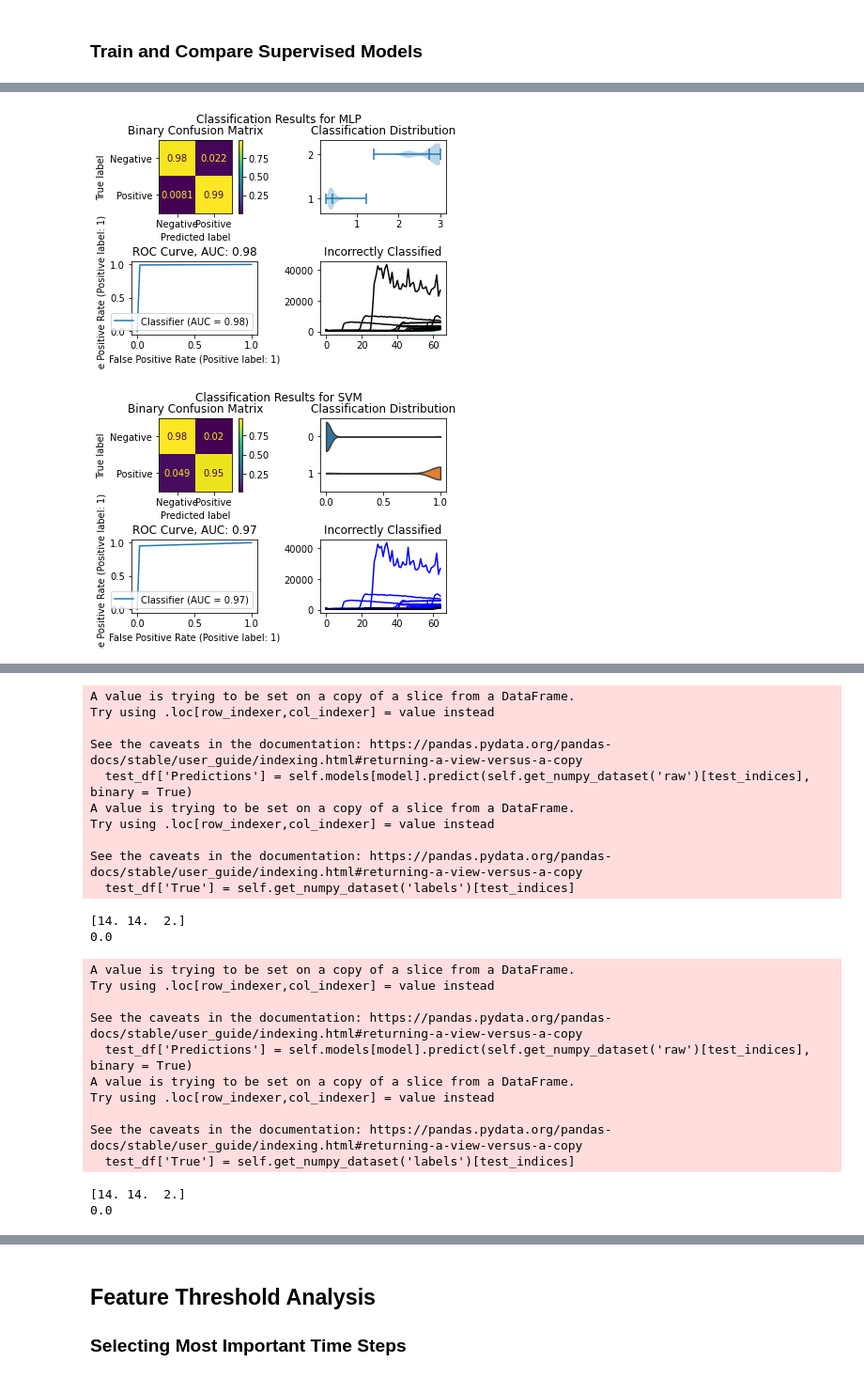
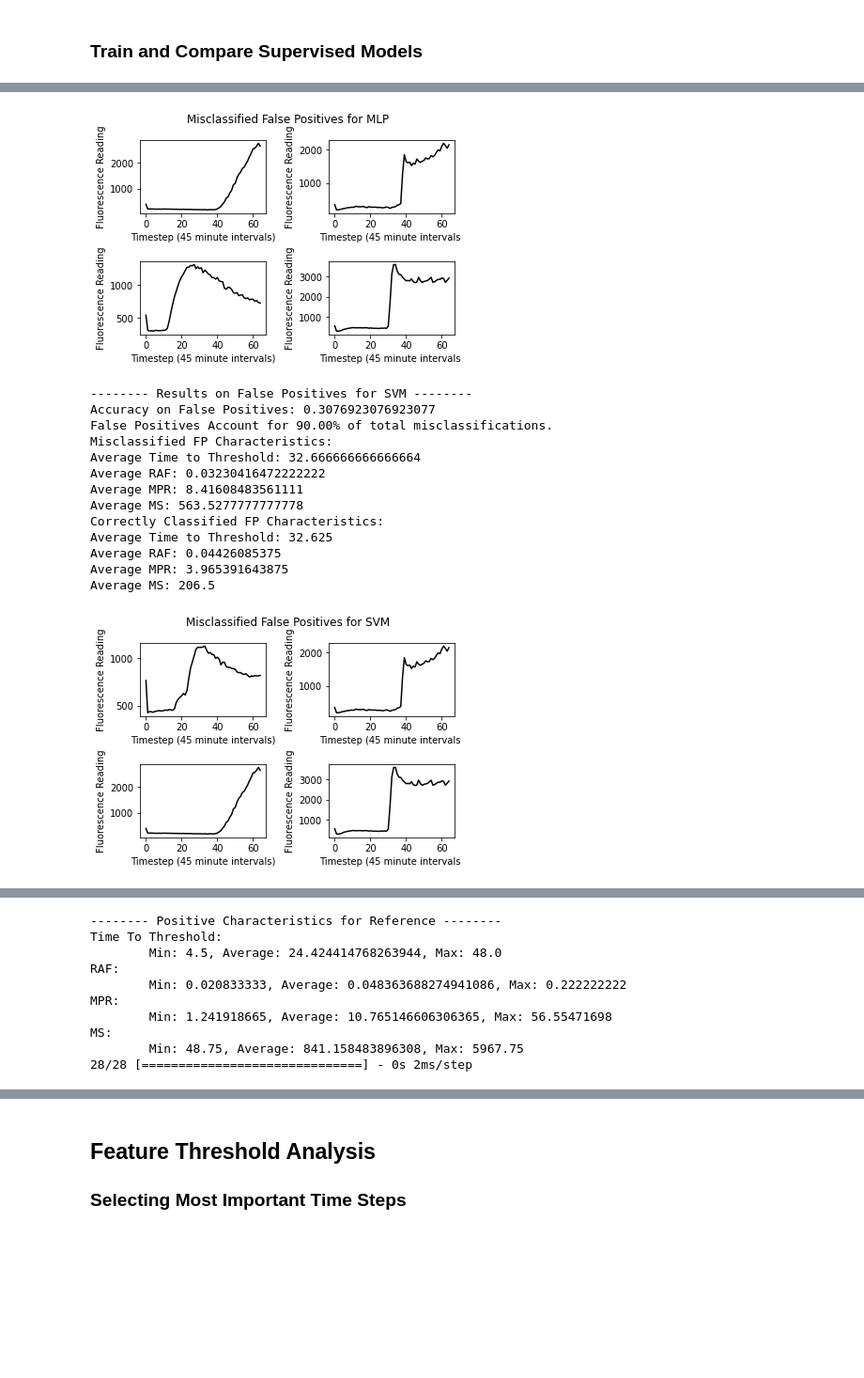
Before and after one commit to HoweyUMN/QuICSeedAI, a Jupyter notebook: CurrentVersion2024/Driver.ipynb, the cells around one changed output, grey strips where cells are left out. Shown: that part at 94% size. Cells and saved outputs as stored; diff of their text form; code cells hidden in the pictures; blank space fills up the shorter version.

```diff
--- a/CurrentVersion2024/Driver.ipynb
+++ b/CurrentVersion2024/Driver.ipynb
@@ -38,7 +26,7 @@ Control Wells: 984
 ## Unsupervised - Raw Data
 ### KMeans
 # %%
-### KMeans
+## Add KMeans to the list of models to test
 from Models import KMeansModel
-
-ml_quic.add_model(KMeansModel.KMeansModel(), model_name='KMeans', data_type='raw', tag = 'Unsupervised')
+ml_quic.add_model(KMeansModel.KMeansModel(n_clusters = 3), model_name='KMeans', data_type='raw', tag='Unsupervised')
+ml_quic.separate_train_test(model_names=['KMeans'], train_type=3)
@@ -45,7 +36,7 @@ ml_quic.add_model(KMeansModel.KMeansModel(), model_name='KMeans', data_type='raw
 # %% [markdown]
 ### Spectral Clustering
 # %%
-### Spectral Clustering
+### Add Spectral Clustering
 from Models import SpectralClustering
-
-ml_quic.add_model(SpectralClustering.SpectralClustering(n_vars=8), model_name='Spectral', data_type='raw', tag = 'Unsupervised')
+ml_quic.add_model(SpectralClustering.SpectralClustering(n_clusters = 3), model_name='Spectral', data_type='raw', tag='Unsupervised')
+ml_quic.separate_train_test(model_names=['Spectral'], train_type=3)
@@ -83,19 +114,12 @@ MS:
 # %% [markdown]
 ### Multilayer Perceptron
 # %%
-### MLP
-from Models import MLP as MLP
+## MLP
+from Models import MLP
 imp.reload(MLP)
 
 # Add MLP to list of supervised models
-class_weight = {
-    0: max(stats[:3]) / stats[0],
-    1: max(stats[:3]) / stats[1] ,
-    2: max(stats[:3]) / stats[2]
-}
-# print(class_weight)
-
-ml_quic.add_model(MLP.MLP(NDIM = ml_quic.get_num_timesteps_raw(), class_weight= class_weight), model_name = 'MLP', data_type = 'raw', tag='Supervised')
+ml_quic.add_model(MLP.MLP(NDIM = ml_quic.get_num_timesteps_raw(), file_path='../SavedModels/Raw/'), model_name = 'MLP', data_type = 'raw', tag='Supervised')
 # %% [markdown]
 ### Support Vector Machine
 # %%
@@ -104,7 +128,7 @@ from Models import SVM
 imp.reload(SVM)
 
 # Add SVM to list of supervised models
-ml_quic.add_model(SVM.SVM(), model_name = 'SVM', data_type = 'raw', tag = 'Supervised')
+ml_quic.add_model(SVM.SVM(file_path='../SavedModels/Raw/'), model_name = 'SVM', data_type = 'raw', tag = 'Supervised')
 # %% [markdown]
 ### Train and Compare Supervised Models
 # %%
@@ -116,5 +140,4 @@ ml_quic.train_models(tags = ['Supervised'])
 ml_quic.get_model_scores(tags = ['Supervised'])
 ml_quic.evaluate_fp_performance(tags=['Supervised'])
 ml_quic.get_model_plots(tags=['Supervised'])
-ml_quic.evaluate_replicate_performance(tags=['Supervised'])
 # %% [output]
@@ -138,2 +161,15 @@ MS:
-[figure, old version]
+[figure, new version]
+-------- Results on False Positives for SVM --------
+Accuracy on False Positives: 0.3076923076923077
+False Positives Account for 90.00% of total misclassifications.
+Misclassified FP Characteristics:
+Average Time to Threshold: 32.666666666666664
+Average RAF: 0.03230416472222222
+Average MPR: 8.41608483561111
+Average MS: 563.5277777777778
+Correctly Classified FP Characteristics:
+Average Time to Threshold: 32.625
+Average RAF: 0.04426085375
+Average MPR: 3.965391643875
+Average MS: 206.5
-[figure, old version]
+[figure, new version]
@@ -141,24 +176,10 @@ MS:
-A value is trying to be set on a copy of a slice from a DataFrame.
-Try using .loc[row_indexer,col_indexer] = value instead
-
-See the caveats in the documentation: https://pandas.pydata.org/pandas-docs/stable/user_guide/indexing.html#returning-a-view-versus-a-copy
-  test_df['Predictions'] = self.models[model].predict(self.get_numpy_dataset('raw')[test_indices], binary = True)
-A value is trying to be set on a copy of a slice from a DataFrame.
-Try using .loc[row_indexer,col_indexer] = value instead
-
-See the caveats in the documentation: https://pandas.pydata.org/pandas-docs/stable/user_guide/indexing.html#returning-a-view-versus-a-copy
-  test_df['True'] = self.get_numpy_dataset('labels')[test_indices]
+-------- Positive Characteristics for Reference --------
+Time To Threshold:
+        Min: 4.5, Average: 24.424414768263944, Max: 48.0
+RAF:
+        Min: 0.020833333, Average: 0.048363688274941086, Max: 0.222222222
+MPR:
+        Min: 1.241918665, Average: 10.765146606306365, Max: 56.55471698
+MS:
+        Min: 48.75, Average: 841.158483896308, Max: 5967.75
+28/28 [==============================] - 0s 2ms/step
-[14. 14.  2.]
-0.0
-A value is trying to be set on a copy of a slice from a DataFrame.
-Try using .loc[row_indexer,col_indexer] = value instead
-
-See the caveats in the documentation: https://pandas.pydata.org/pandas-docs/stable/user_guide/indexing.html#returning-a-view-versus-a-copy
-  test_df['Predictions'] = self.models[model].predict(self.get_numpy_dataset('raw')[test_indices], binary = True)
-A value is trying to be set on a copy of a slice from a DataFrame.
-Try using .loc[row_indexer,col_indexer] = value instead
-
-See the caveats in the documentation: https://pandas.pydata.org/pandas-docs/stable/user_guide/indexing.html#returning-a-view-versus-a-copy
-  test_df['True'] = self.get_numpy_dataset('labels')[test_indices]
-[14. 14.  2.]
-0.0
```
Also changed, not shown: parts of 13 cells of this notebook, 4 other files.
